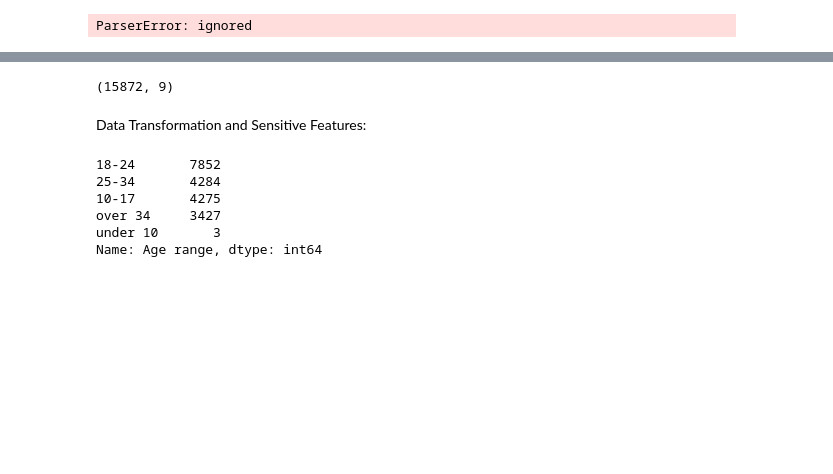
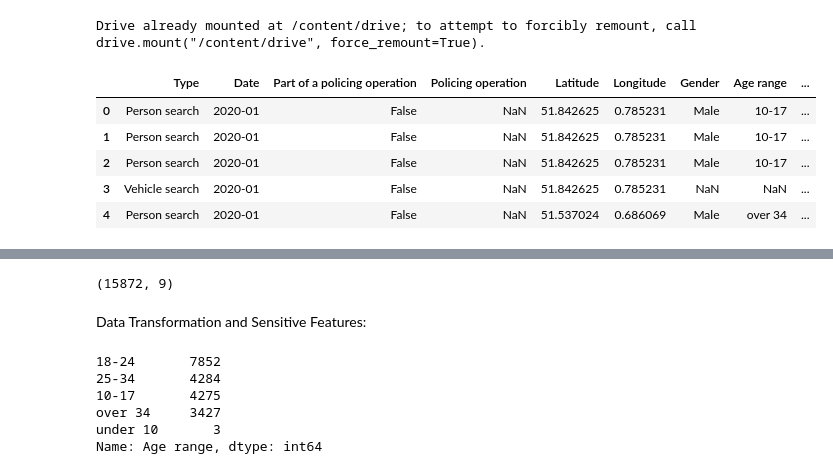
Before and after one commit to DharmikPatel916/CE888, a Jupyter notebook: assignment/essex_police_bias.ipynb, the cells around one changed output, grey strips where cells are left out. Cells and saved outputs as stored; diff of their text form; code cells hidden in the pictures; blank space fills up the shorter version.

```diff
--- a/assignment/essex_police_bias.ipynb
+++ b/assignment/essex_police_bias.ipynb
@@ -7,42 +7,52 @@ from google.colab import drive
 from sklearn.preprocessing import LabelEncoder
 import warnings
 warnings.filterwarnings("ignore")
+# %%
+#drive mount
+drive.mount('/content/drive')
+# %% [output]
+Drive already mounted at /content/drive; to attempt to forcibly remount, call drive.mount("/content/drive", force_remount=True).
 # %%
 #Load the Data
 
-essex20_1 = pd.read_csv('https://github.com/DharmikPatel916/CE888/blob/main/Project/essex_police_data/2020-01-essex-stop-and-search.csv')
-essex20_2 = pd.read_csv('https://github.com/DharmikPatel916/CE888/blob/main/Project/essex_police_data/2020-02-essex-stop-and-search.csv')
-essex20_3 = pd.read_csv('https://github.com/DharmikPatel916/CE888/blob/main/Project/essex_police_data/2020-03-essex-stop-and-search.csv')
-essex20_4 = pd.read_csv('https://github.com/DharmikPatel916/CE888/blob/main/Project/essex_police_data/2020-04-essex-stop-and-search.csv')
-essex20_5 = pd.read_csv('https://github.com/DharmikPatel916/CE888/blob/main/Project/essex_police_data/2020-05-essex-stop-and-search.csv')
-essex20_6 = pd.read_csv('https://github.com/DharmikPatel916/CE888/blob/main/Project/essex_police_data/2020-06-essex-stop-and-search.csv')
-essex20_7 = pd.read_csv('https://github.com/DharmikPatel916/CE888/blob/main/Project/essex_police_data/2020-07-essex-stop-and-search.csv')
-essex20_8 = pd.read_csv('https://github.com/DharmikPatel916/CE888/blob/main/Project/essex_police_data/2020-08-essex-stop-and-search.csv')
-essex20_9 = pd.read_csv('https://github.com/DharmikPatel916/CE888/blob/main/Project/essex_police_data/2020-09-essex-stop-and-search.csv')
-essex20_10 = pd.read_csv('https://github.com/DharmikPatel916/CE888/blob/main/Project/essex_police_data/2020-10-essex-stop-and-search.csv')
-essex20_11 = pd.read_csv('https://github.com/DharmikPatel916/CE888/blob/main/Project/essex_police_data/2020-11-essex-stop-and-search.csv')
-essex20_12 = pd.read_csv('https://github.com/DharmikPatel916/CE888/blob/main/Project/essex_police_data/2020-12-essex-stop-and-search.csv')
+essex20_1 = pd.read_csv('/content/drive/MyDrive/Essex Police Data/2020-01/2020-01-essex-stop-and-search.csv')
+essex20_2 = pd.read_csv('/content/drive/MyDrive/Essex Police Data/2020-02/2020-02-essex-stop-and-search.csv')
+essex20_3 = pd.read_csv('/content/drive/MyDrive/Essex Police Data/2020-03/2020-03-essex-stop-and-search.csv')
+essex20_4 = pd.read_csv('/content/drive/MyDrive/Essex Police Data/2020-04/2020-04-essex-stop-and-search.csv')
+essex20_5 = pd.read_csv('/content/drive/MyDrive/Essex Police Data/2020-05/2020-05-essex-stop-and-search.csv')
+essex20_6 = pd.read_csv('/content/drive/MyDrive/Essex Police Data/2020-06/2020-06-essex-stop-and-search.csv')
+essex20_7 = pd.read_csv('/content/drive/MyDrive/Essex Police Data/2020-07/2020-07-essex-stop-and-search.csv')
+essex20_8 = pd.read_csv('/content/drive/MyDrive/Essex Police Data/2020-08/2020-08-essex-stop-and-search.csv')
+essex20_9 = pd.read_csv('/content/drive/MyDrive/Essex Police Data/2020-09/2020-09-essex-stop-and-search.csv')
+essex20_10 = pd.read_csv('/content/drive/MyDrive/Essex Police Data/2020-10/2020-10-essex-stop-and-search.csv')
+essex20_11 = pd.read_csv('/content/drive/MyDrive/Essex Police Data/2020-11/2020-11-essex-stop-and-search.csv')
+essex20_12 = pd.read_csv('/content/drive/MyDrive/Essex Police Data/2020-12/2020-12-essex-stop-and-search.csv')
 
 #select the date format
 essex20_1["Date"] = "2020-01"
 essex20_2["Date"] = "2020-02"
 essex20_3["Date"] = "2020-03"
 essex20_4["Date"] = "2020-04"
 essex20_5["Date"] = "2020-05"
 essex20_6["Date"] = "2020-06"
 essex20_7["Date"] = "2020-07"
 essex20_8["Date"] = "2020-08"
 essex20_9["Date"] = "2020-09"
 essex20_10["Date"] = "2020-11"
 essex20_11["Date"] = "2020-11"
 essex20_12["Date"] = "2020-12"
 
 essex2020 = pd.concat([essex20_1,essex20_2,essex20_3,essex20_4,essex20_5,essex20_6,essex20_7,essex20_8,essex20_9,essex20_10,essex20_11,essex20_12])
 essex = pd.concat([essex2020])
 essex["City"] = "Colchester"
 essex= pd.DataFrame(essex)
 essex.head()
 # %% [output]
-ParserError: ignored
+|  | Type | Date | Part of a policing operation | Policing operation | Latitude | Longitude | Gender | Age range | ... |
+| 0 | Person search | 2020-01 | False | NaN | 51.842625 | 0.785231 | Male | 10-17 | ... |
+| 1 | Person search | 2020-01 | False | NaN | 51.842625 | 0.785231 | Male | 10-17 | ... |
+| 2 | Person search | 2020-01 | False | NaN | 51.842625 | 0.785231 | Male | 10-17 | ... |
+| 3 | Vehicle search | 2020-01 | False | NaN | 51.842625 | 0.785231 | NaN | NaN | ... |
+| 4 | Person search | 2020-01 | False | NaN | 51.537024 | 0.686069 | Male | over 34 | ... |
 # %%
 #Getting subset and remove nan row
```
Also changed, not shown: parts of 4 cells of this notebook.
